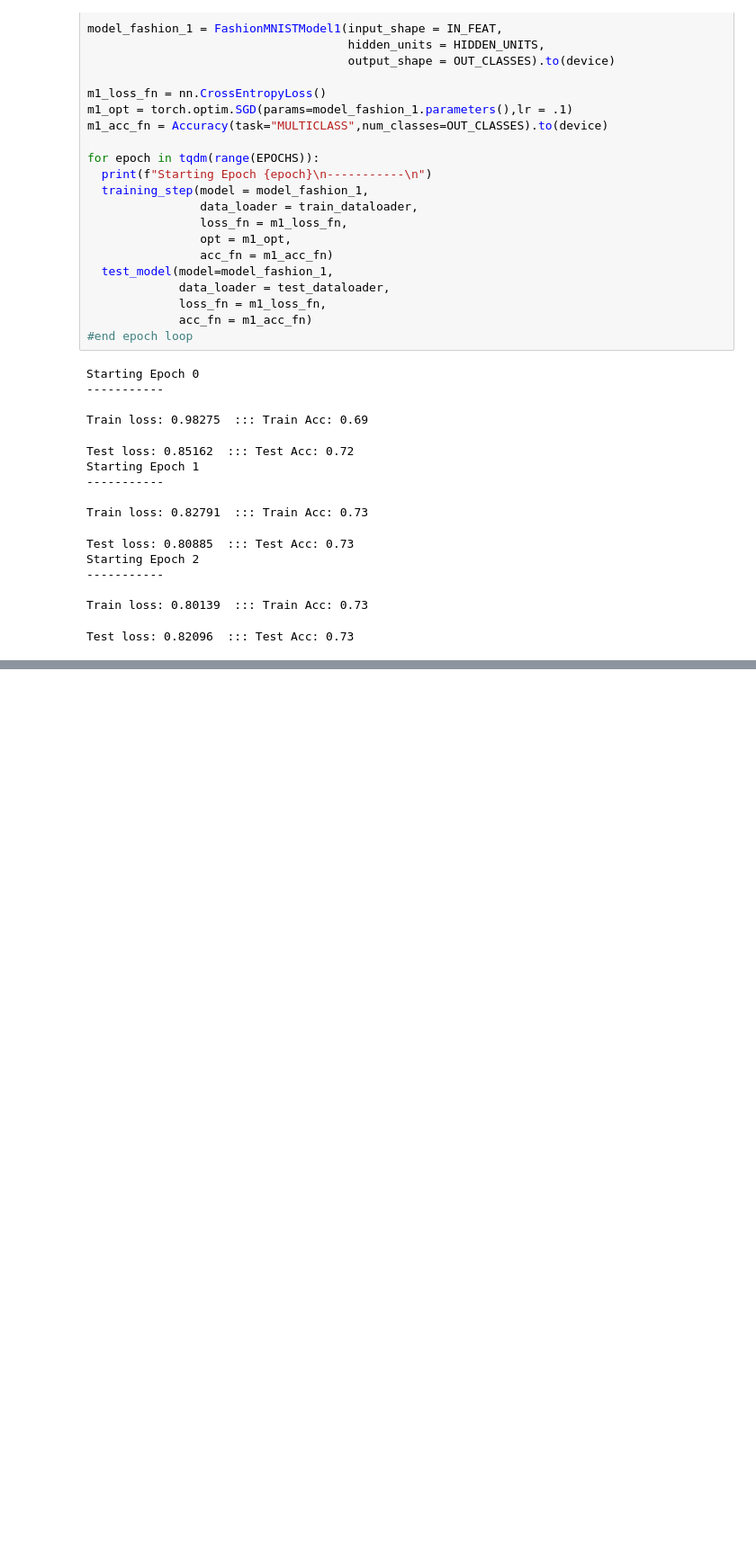
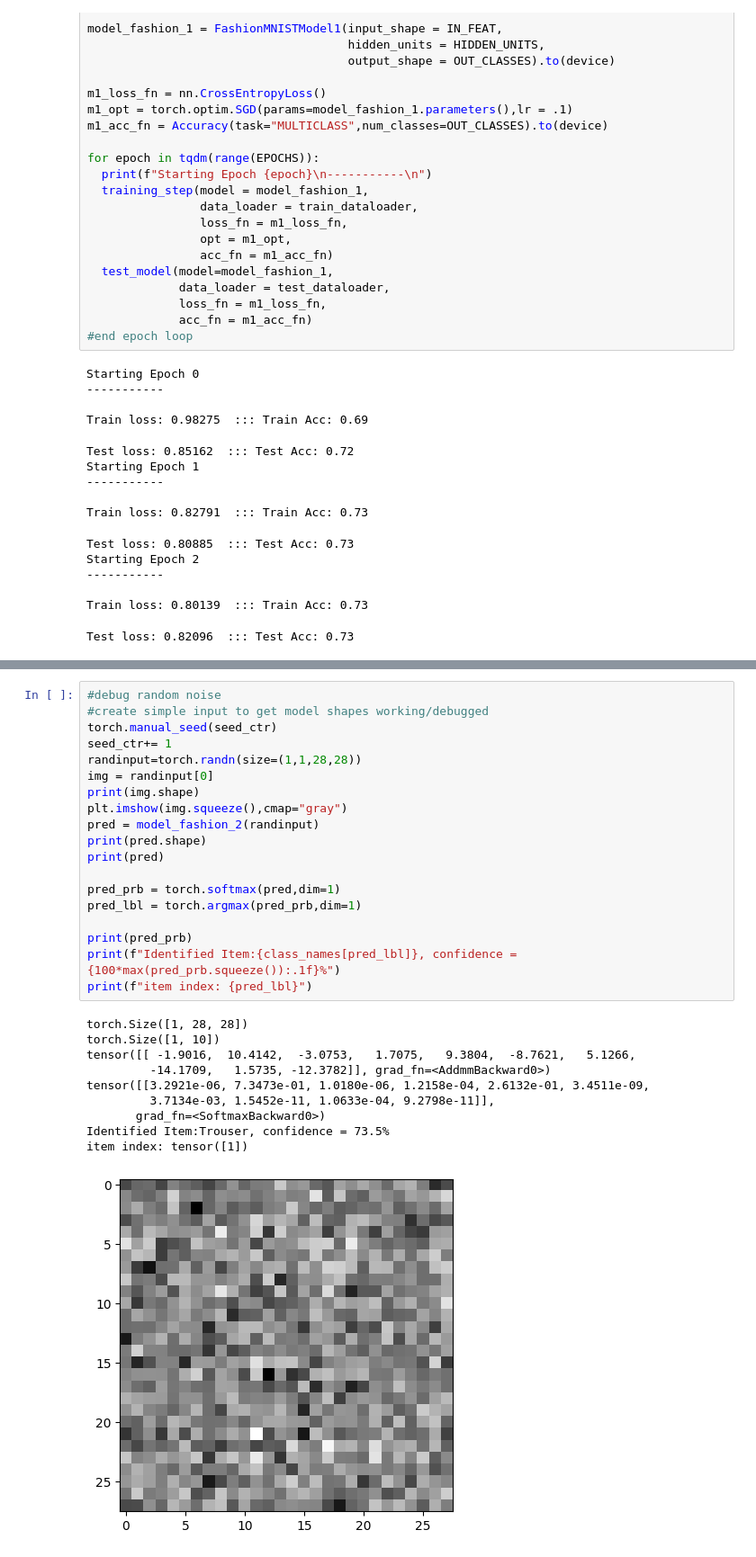
Before and after one commit to natehorner/learn_pt_02, a Jupyter notebook: pt_vision_functionalize.ipynb, the cells around one changed output, grey strips where cells are left out. Shown at 90% size. Saved outputs shown, nothing was run; the diff lists cells and outputs as text; blank space fills up the shorter version.

```diff
--- a/pt_vision_functionalize.ipynb
+++ b/pt_vision_functionalize.ipynb
@@ -355,0 +398,30 @@ torch.Size([1, 10])
+# %%
+#debug random noise
+#create simple input to get model shapes working/debugged
+torch.manual_seed(seed_ctr)
+seed_ctr+= 1
+randinput=torch.randn(size=(1,1,28,28))
+img = randinput[0]
+print(img.shape)
+plt.imshow(img.squeeze(),cmap="gray")
+pred = model_fashion_2(randinput)
+print(pred.shape)
+print(pred)
+
+pred_prb = torch.softmax(pred,dim=1)
+pred_lbl = torch.argmax(pred_prb,dim=1)
+
+print(pred_prb)
+print(f"Identified Item:{class_names[pred_lbl]}, confidence = {100*max(pred_prb.squeeze()):.1f}%")
+print(f"item index: {pred_lbl}")
+# %% [output]
+torch.Size([1, 28, 28])
+torch.Size([1, 10])
+tensor([[ -1.9016,  10.4142,  -3.0753,   1.7075,   9.3804,  -8.7621,   5.1266,
+         -14.1709,   1.5735, -12.3782]], grad_fn=<AddmmBackward0>)
+tensor([[3.2921e-06, 7.3473e-01, 1.0180e-06, 1.2158e-04, 2.6132e-01, 3.4511e-09,
+         3.7134e-03, 1.5452e-11, 1.0633e-04, 9.2798e-11]],
+       grad_fn=<SoftmaxBackward0>)
+Identified Item:Trouser, confidence = 73.5%
+item index: tensor([1])
+[figure, added]
```
Also changed, not shown: parts of 5 cells of this notebook.
